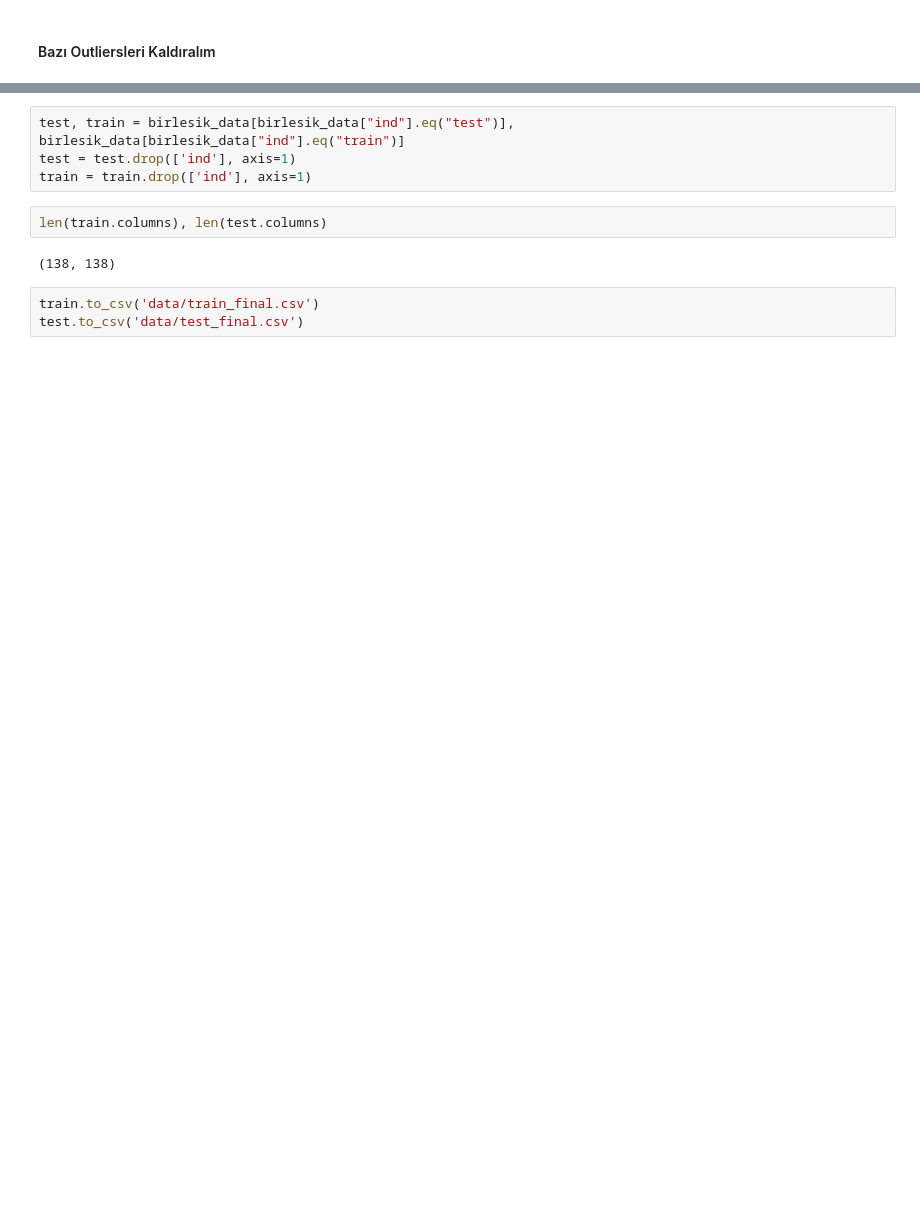
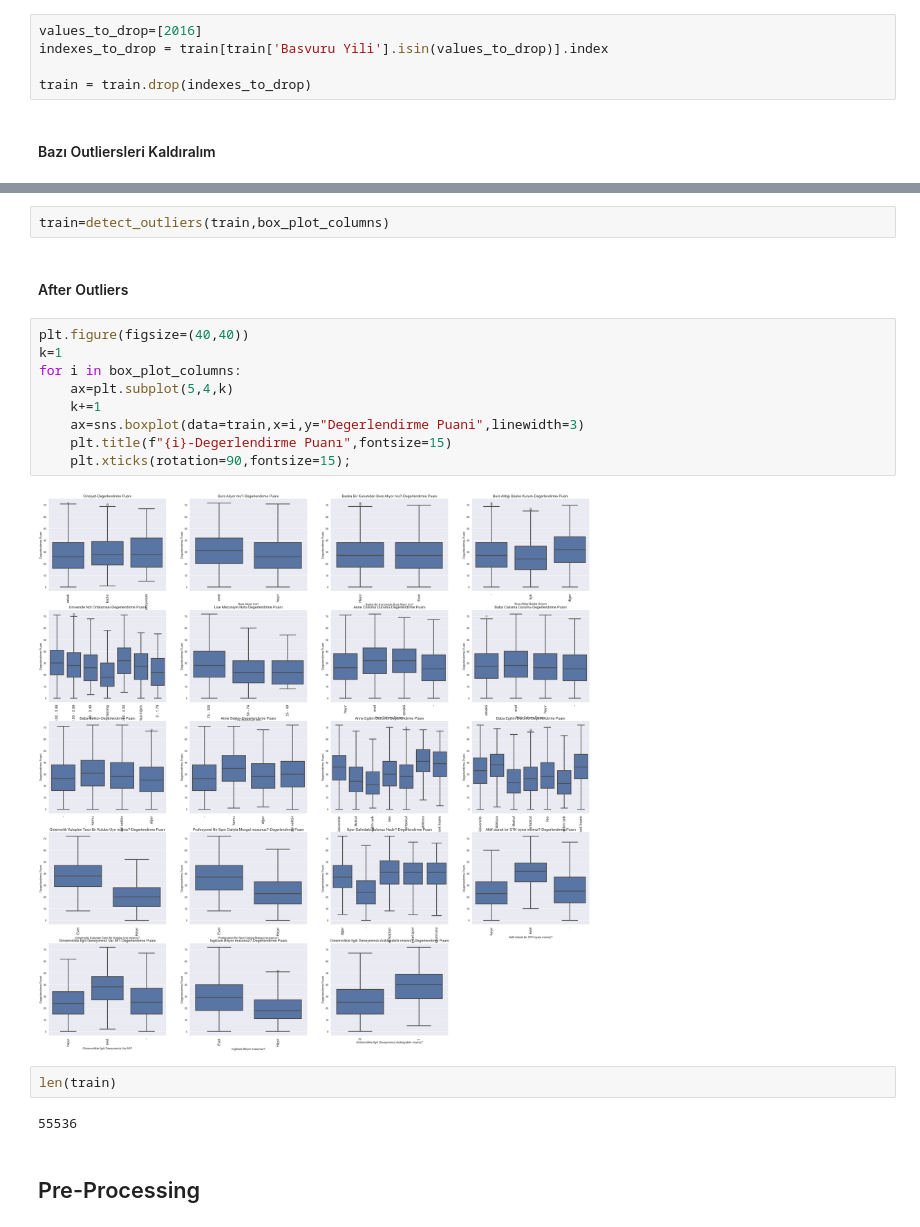
Before and after one commit to BilalDurmus08/Datathon_2024_btk, a Jupyter notebook: Datathon_BTK.ipynb, the cells around one changed output, grey strips where cells are left out. Saved outputs shown, nothing was run; the diff lists cells and outputs as text; blank space fills up the shorter version.

```diff
--- a/Datathon_BTK.ipynb
+++ b/Datathon_BTK.ipynb
@@ -1370,2 +1328,7 @@ test=test.drop("Dogum Yeri",axis=1)
+# %%
+values_to_drop=[2016]
+indexes_to_drop = train[train['Basvuru Yili'].isin(values_to_drop)].index
+
+train = train.drop(indexes_to_drop)
 # %% [markdown]
 #### Bazı Outliersleri Kaldıralım
@@ -1511,11 +1352,21 @@ birlesik_data.head()
-# %%
-test, train = birlesik_data[birlesik_data["ind"].eq("test")], birlesik_data[birlesik_data["ind"].eq("train")]
-test = test.drop(['ind'], axis=1)
-train = train.drop(['ind'], axis=1)
-# %%
-len(train.columns), len(test.columns)
-# %% [output]
-(138, 138)
-# %%
-train.to_csv('data/train_final.csv')
-test.to_csv('data/test_final.csv')
+# %%
+train=detect_outliers(train,box_plot_columns)
+# %% [markdown]
+#### After Outliers
+# %%
+plt.figure(figsize=(40,40))
+k=1
+for i in box_plot_columns:
+    ax=plt.subplot(5,4,k)
+    k+=1
+    ax=sns.boxplot(data=train,x=i,y="Degerlendirme Puani",linewidth=3)
+    plt.title(f"{i}-Degerlendirme Puanı",fontsize=15)
+    plt.xticks(rotation=90,fontsize=15);
+# %% [output]
+[figure, added]
+# %%
+len(train)
+# %% [output]
+55536
+# %% [markdown]
+## Pre-Processing
```
Also changed, not shown: parts of 92 cells of this notebook, 5 other files.
